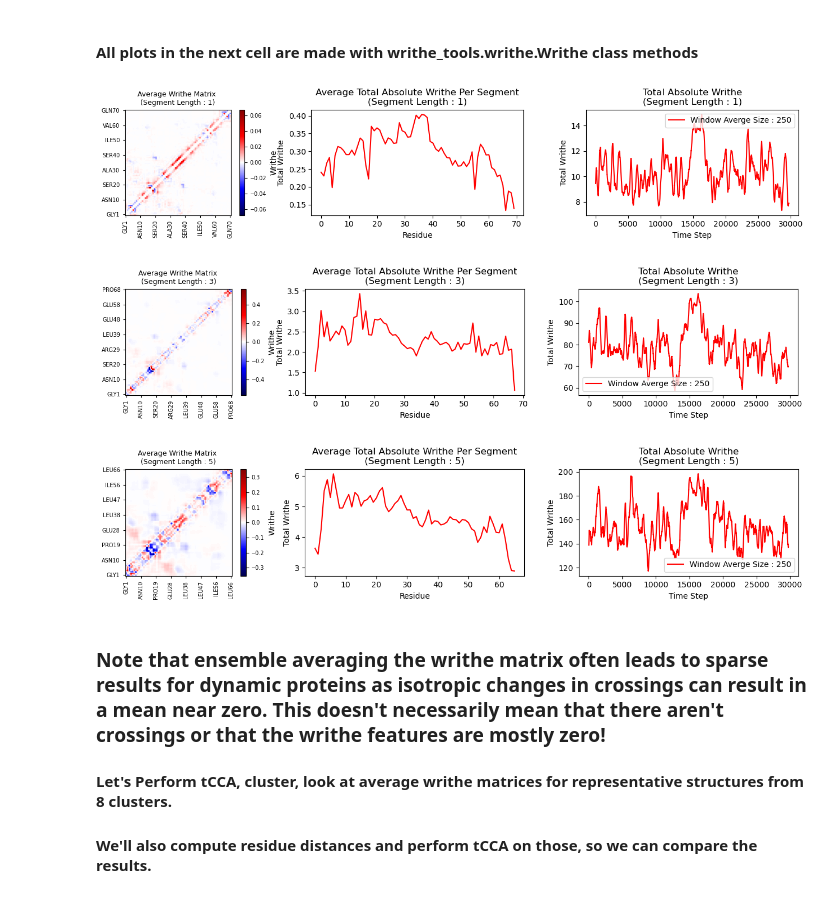
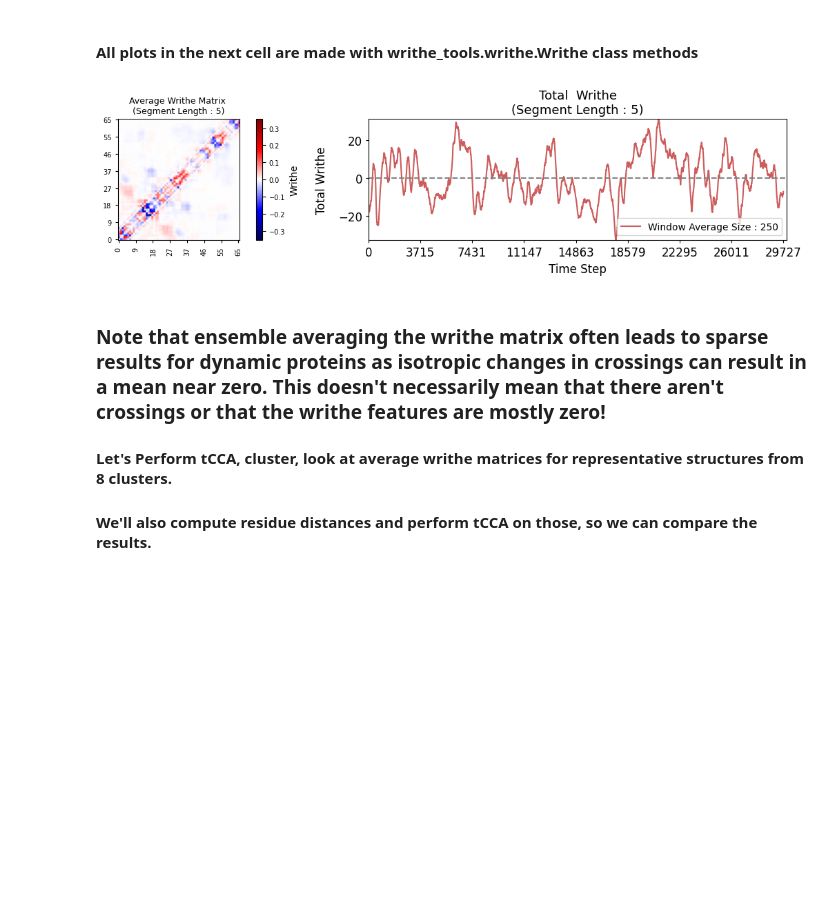
Before and after one commit to tommysisk/writhe_tools, a Jupyter notebook: examples/writhe_demo.ipynb, the cells around one changed output. Drawn from its saved outputs; the diff is of its cells as text; code cells hidden in the pictures; blank space fills up the shorter version.

```diff
--- a/examples/writhe_demo.ipynb
+++ b/examples/writhe_demo.ipynb
@@ -92,21 +117,19 @@ actr_writhe_data_dict_length_5.pkl
  #### Notice that the class architecture is designed to make computation and retreival of the data convienient, so always choose to compute save and then load rather than keeping multiple instances of the writhe class in memory at the same time.
 # %% [markdown]
  #### All plots in the next cell are made with writhe_tools.writhe.Writhe class methods
-# %%
-for length in [1, 3, 5]:
-    # restore the results of the calculation
-    writhe = Writhe.load(f"example_results/actr_writhe_data_dict_length_{length}.pkl")
-    # note that restoring the class will not restore the coordinates used in the calulation just the results.
-    fig, axes = plt.subplots(1, 3, figsize=(14, 3))
-    ax=axes.flat
-    writhe.plot_writhe_matrix(ax=ax[0], xticks=residues, yticks=residues, label_stride=8)
-    writhe.plot_writhe_per_segment(ax=ax[1])
-    writhe.plot_writhe_total(ax=ax[2], window=250)
-    fig.tight_layout()
-# %% [output]
-[figure, removed]
-[figure, removed]
-[figure, removed]
+# %%
+import matplotlib.pyplot as plt
+
+# compute at length 5
+writhe = Writhe.load("./example_results/actr_writhe_data_dict_length_5.pkl")
+fig, axes = plt.subplots(1, 2, figsize=(14, 3))
+ax = axes.flat
+writhe.plot_writhe_matrix(index=None, ax=ax[0], label_stride=8)  #xticks=residues, yticks=residues, to match example
+writhe.plot_writhe_total(window=250, ax=ax[1])
+ax[1].hlines(0, 0, len(xyz), ls="--", color="gray")
+fig.tight_layout()
+# %% [output]
+[figure, added]
 # %% [markdown]
  ### Note that ensemble averaging the writhe matrix often leads to sparse results for dynamic proteins as isotropic changes in crossings can result in a mean near zero. This doesn't necessarily mean that there aren't crossings or that the writhe features are mostly zero!
  ####  Let's Perform tCCA, cluster, look at average writhe matrices for representative structures from 8 clusters.
```
Also changed, not shown: parts of 9 cells of this notebook.
